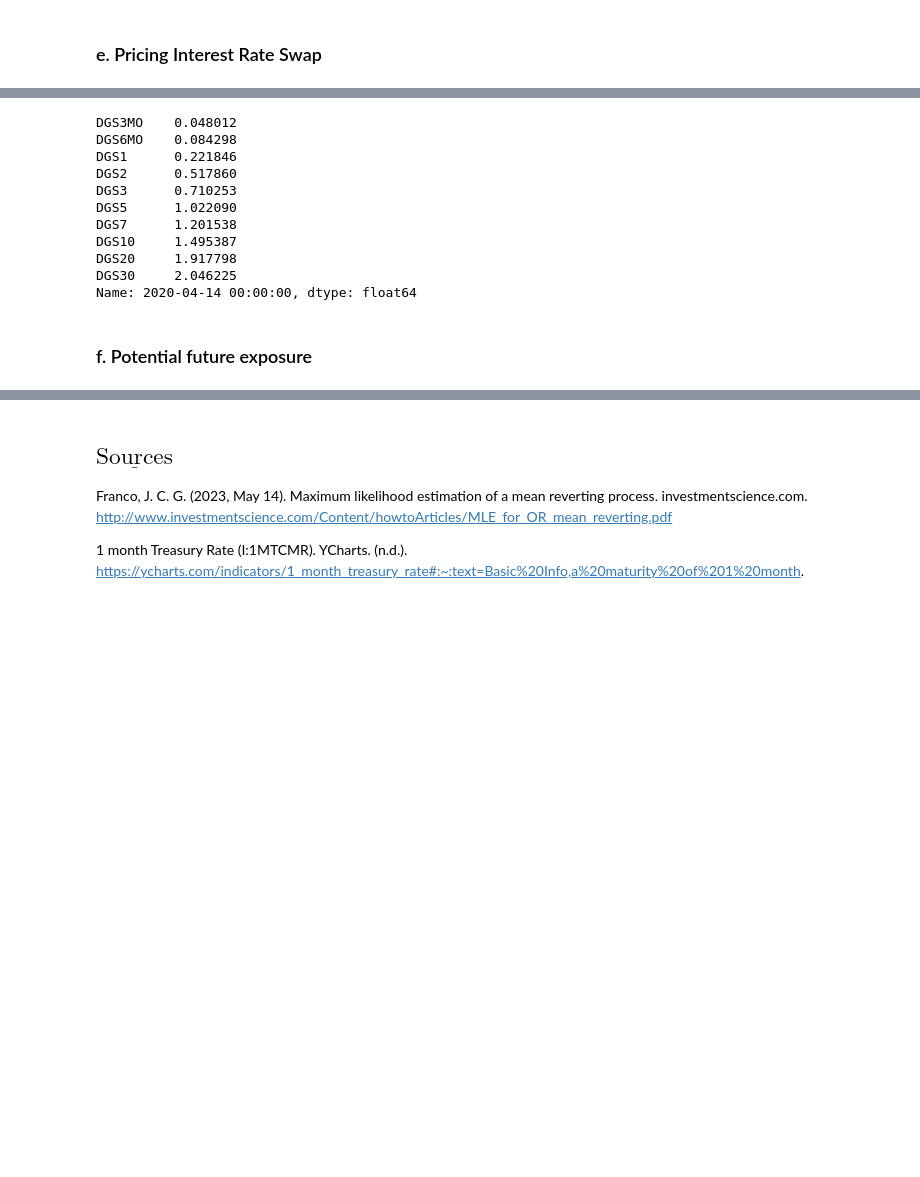
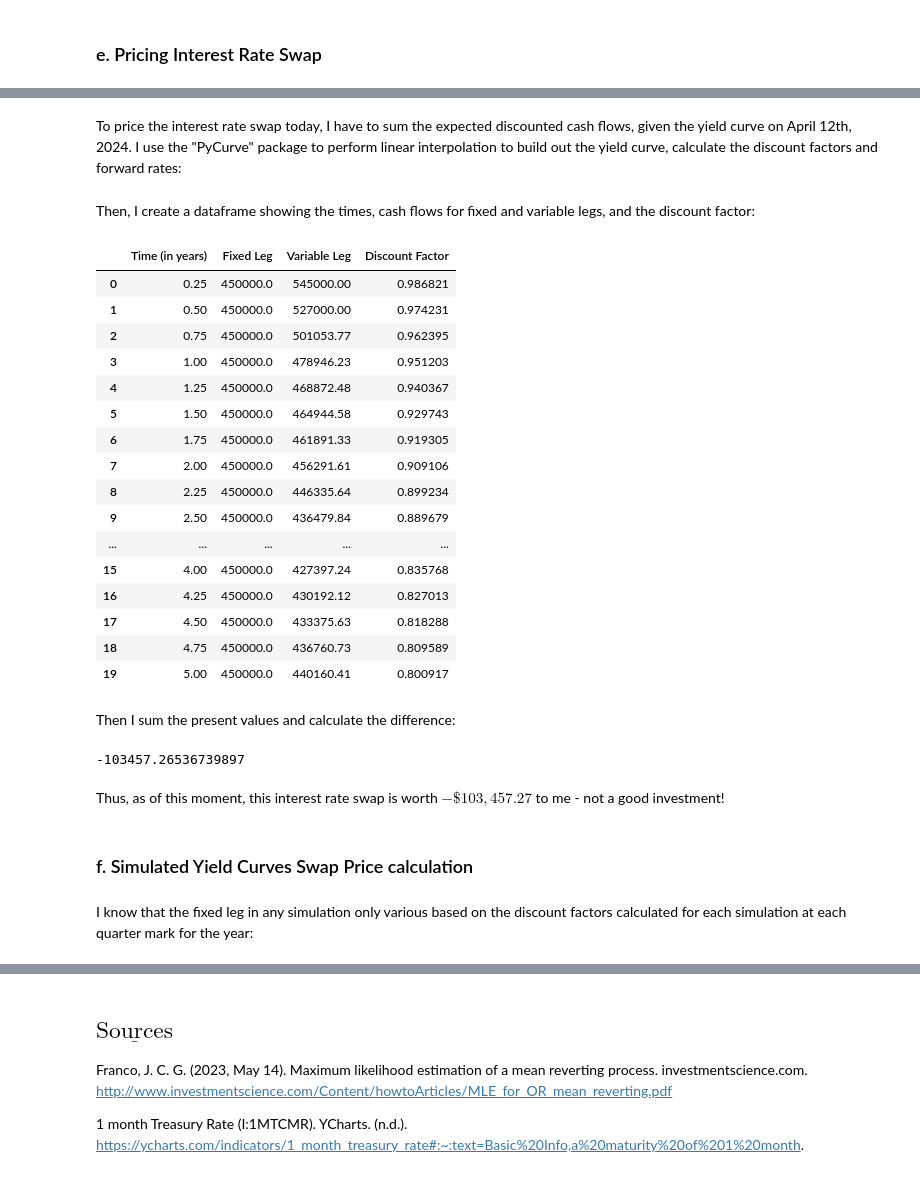
Before and after one commit to dg3358/Columbia-MATH-5450, a Jupyter notebook: HW 3/HW-3.ipynb, the cells around one changed output, grey strips where cells are left out. Drawn from its saved outputs; the diff is of its cells as text; code cells hidden in the pictures; blank space fills up the shorter version.

```diff
--- a/HW 3/HW-3.ipynb
+++ b/HW 3/HW-3.ipynb
@@ -252,20 +295,51 @@ Name: 2024-04-12 00:00:00, dtype: float64
-# %%
-x2 = yieldcurve.loc["2020-04-14"]
-exp_values2 = beta + ((x2[0] - beta) * np.exp(-1 * alpha * t))
-exp_values2 - x2[1:]
-#exp_values2
-#x2[1:]
-# %% [output]
-DGS3MO    0.048012
-DGS6MO    0.084298
-DGS1      0.221846
-DGS2      0.517860
-DGS3      0.710253
-DGS5      1.022090
-DGS7      1.201538
-DGS10     1.495387
-DGS20     1.917798
-DGS30     2.046225
-Name: 2020-04-14 00:00:00, dtype: float64
-# %% [markdown]
-### f. Potential future exposure
+# %% [markdown]
+To price the interest rate swap today, I have to sum the expected discounted cash flows, given the yield curve on April 12th, 2024. I use the "PyCurve" package to perform linear interpolation to build out the yield curve, calculate the discount factors and forward rates:
+# %%
+Notional = 10000000
+t = np.array([0,0.25, 0.5, 1,2,3,5,7,10,20,30])
+rate = x[:].values
+curve = Curve(t, rate)
+linear_curve = CubicCurve(curve)
+discount_factors = np.asarray([linear_curve.df_t(t_i/4) for t_i in (range(1,21))])
+forward_rates = np.asarray([linear_curve.forward(t_i/4,(t_i + 1)/4) for t_i in range(0,20)])
+variable_leg = np.round(forward_rates/100 * Notional,2)
+# %% [markdown]
+Then, I create a dataframe showing the times, cash flows for fixed and variable legs, and the discount factor:
+# %%
+times = np.asarray([t_i/4 for t_i in range(1,21)])
+fixed_leg = np.asarray([Notional] * 20) * .045
+summary = pd.DataFrame(np.transpose(np.vstack((times, fixed_leg, variable_leg, discount_factors))))
+summary.columns = ["Time (in years)", "Fixed Leg", "Variable Leg", "Discount Factor"]
+summary
+# %% [output]
+|  | Time (in years) | Fixed Leg | Variable Leg | Discount Factor |
+| 0 | 0.25 | 450000.0 | 545000.00 | 0.986821 |
+| 1 | 0.50 | 450000.0 | 527000.00 | 0.974231 |
+| 2 | 0.75 | 450000.0 | 501053.77 | 0.962395 |
+| 3 | 1.00 | 450000.0 | 478946.23 | 0.951203 |
+| 4 | 1.25 | 450000.0 | 468872.48 | 0.940367 |
+| 5 | 1.50 | 450000.0 | 464944.58 | 0.929743 |
+| 6 | 1.75 | 450000.0 | 461891.33 | 0.919305 |
+| 7 | 2.00 | 450000.0 | 456291.61 | 0.909106 |
+| 8 | 2.25 | 450000.0 | 446335.64 | 0.899234 |
+| 9 | 2.50 | 450000.0 | 436479.84 | 0.889679 |
+| ... | ... | ... | ... | ... |
+| 15 | 4.00 | 450000.0 | 427397.24 | 0.835768 |
+| 16 | 4.25 | 450000.0 | 430192.12 | 0.827013 |
+| 17 | 4.50 | 450000.0 | 433375.63 | 0.818288 |
+| 18 | 4.75 | 450000.0 | 436760.73 | 0.809589 |
+| 19 | 5.00 | 450000.0 | 440160.41 | 0.800917 |
+# %% [markdown]
+Then I sum the present values and calculate the difference:
+# %%
+fixed_PV = np.sum(.045 * Notional * discount_factors)
+variable_PV = np.sum(variable_leg * discount_factors)
+fixed_PV - variable_PV
+# %% [output]
+-103457.26536739897
+# %% [markdown]
+Thus, as of this moment, this interest rate swap is worth $-\$103,457.27$ to me - not a good investment!
+# %% [markdown]
+### f. Simulated Yield Curves Swap Price calculation
+# %% [markdown]
+I know that the fixed leg in any simulation only various based on the discount factors calculated for each simulation at each quarter mark for the year:
```
Also changed, not shown: parts of 14 cells of this notebook, 1 other file.
